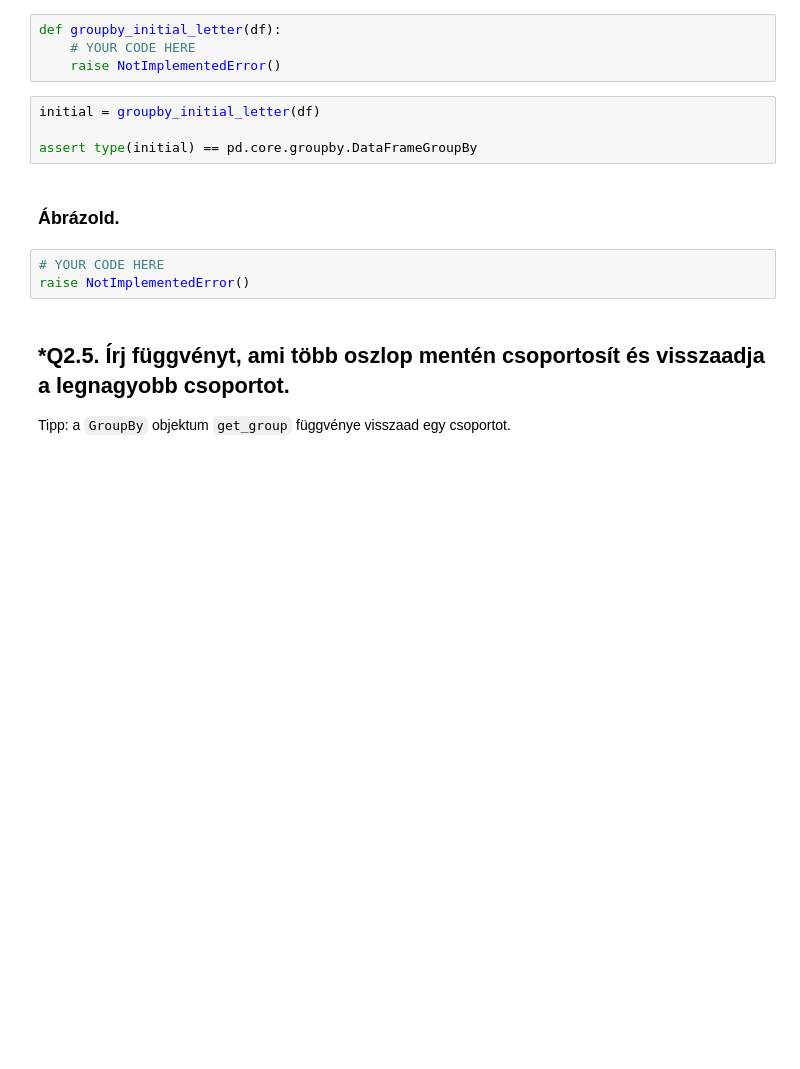
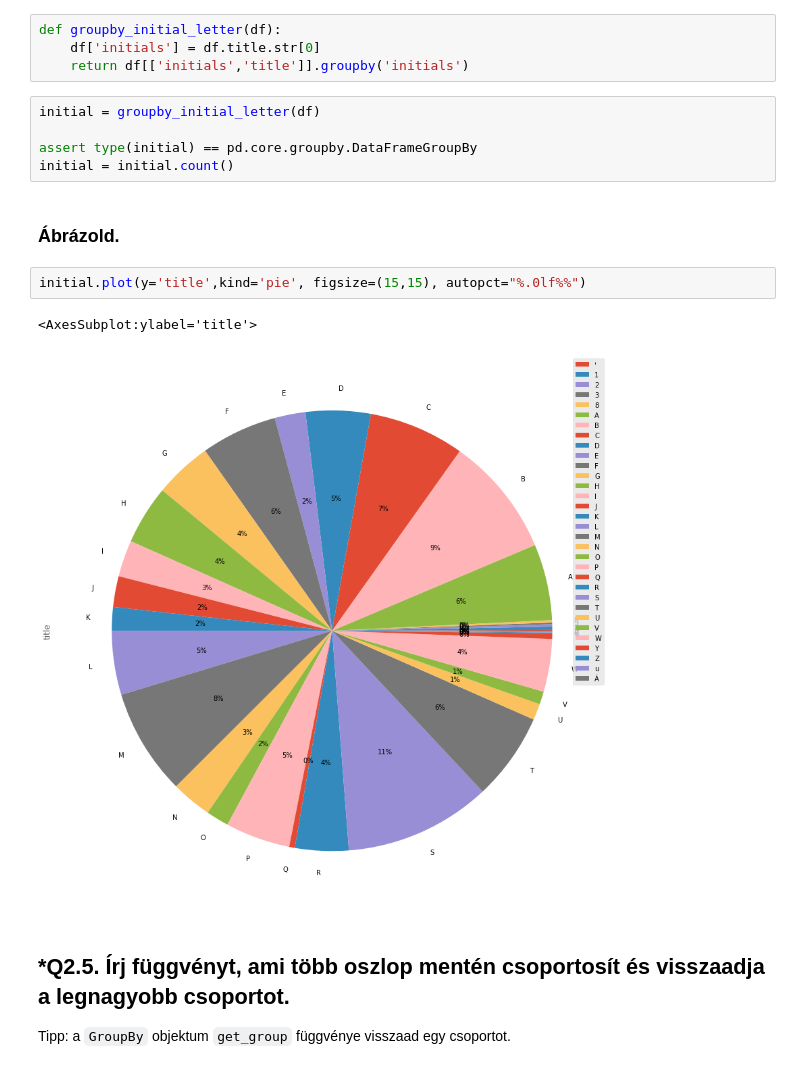
Before and after one commit to zali07/IK2023-lab02, a Jupyter notebook: 02_01_Pandas_bevezeto.ipynb, the cells around one changed output. Saved outputs shown, nothing was run; the diff lists cells and outputs as text; blank space fills up the shorter version.

```diff
--- a/02_01_Pandas_bevezeto.ipynb
+++ b/02_01_Pandas_bevezeto.ipynb
@@ -1067,19 +1126,22 @@ raise NotImplementedError()
 ## Q2.4. Hagyományos lexikont szeretnénk készíteni a filmekből. Melyik kezdőbetű hányszor fordul elő a filmek címében? Ábrázold tortadiagramon.
 
 ### Csoportosítsd a filmeket kezdőbetű szerint.
-# %%
-def groupby_initial_letter(df):
-    # YOUR CODE HERE
-    raise NotImplementedError()
+# %%
+def groupby_initial_letter(df):
+    df['initials'] = df.title.str[0]
+    return df[['initials','title']].groupby('initials')
 # %%
 initial = groupby_initial_letter(df)
 
 assert type(initial) == pd.core.groupby.DataFrameGroupBy
+initial = initial.count()
 # %% [markdown]
 ### Ábrázold.
-# %%
-# YOUR CODE HERE
-raise NotImplementedError()
+# %%
+initial.plot(y='title',kind='pie', figsize=(15,15), autopct="%.0lf%%")
+# %% [output]
+<AxesSubplot:ylabel='title'>
+[figure, added]
 # %% [markdown]
 ## \*Q2.5. Írj függvényt, ami több oszlop mentén csoportosít és visszaadja a legnagyobb csoportot.
 
```
Also changed, not shown: parts of 72 cells of this notebook.
